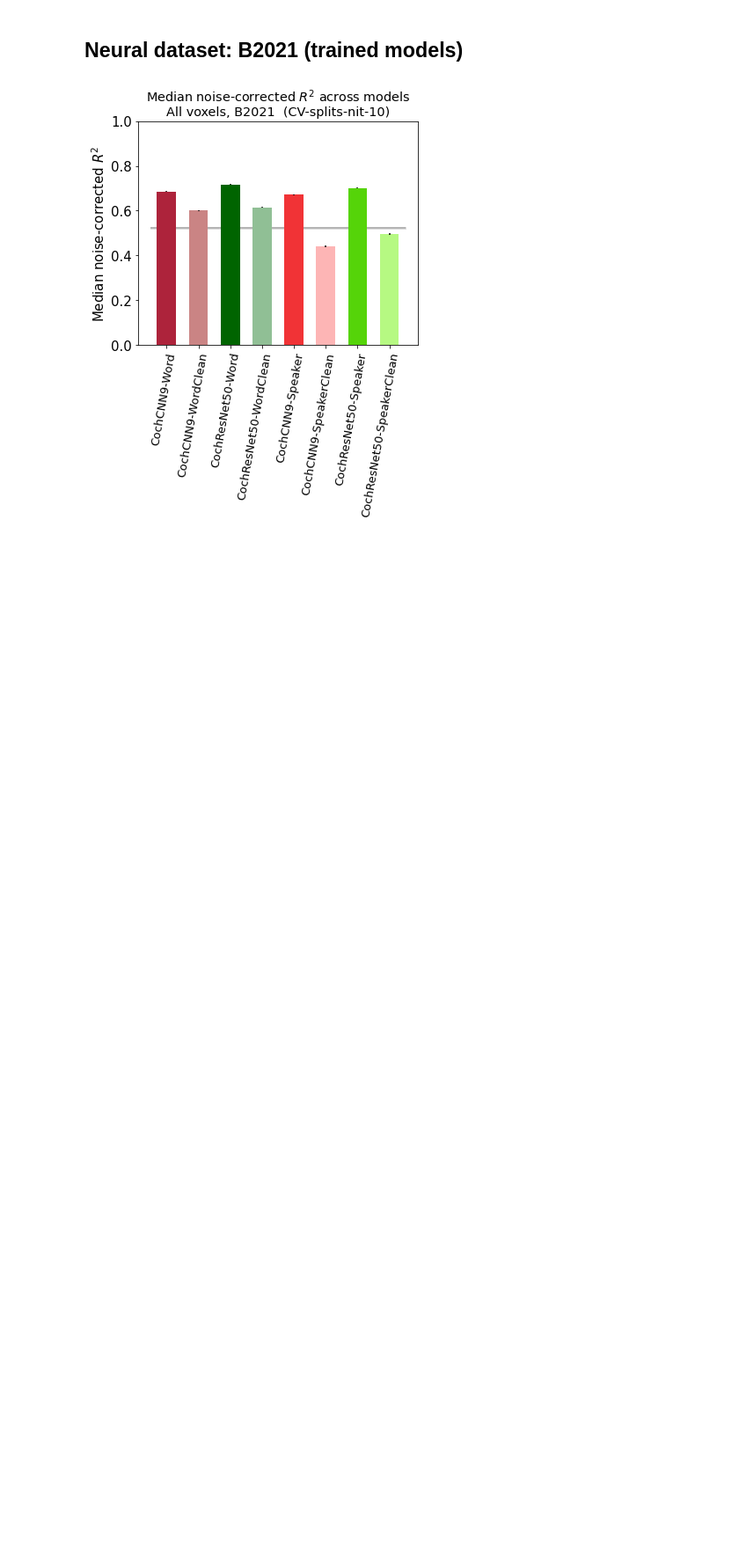
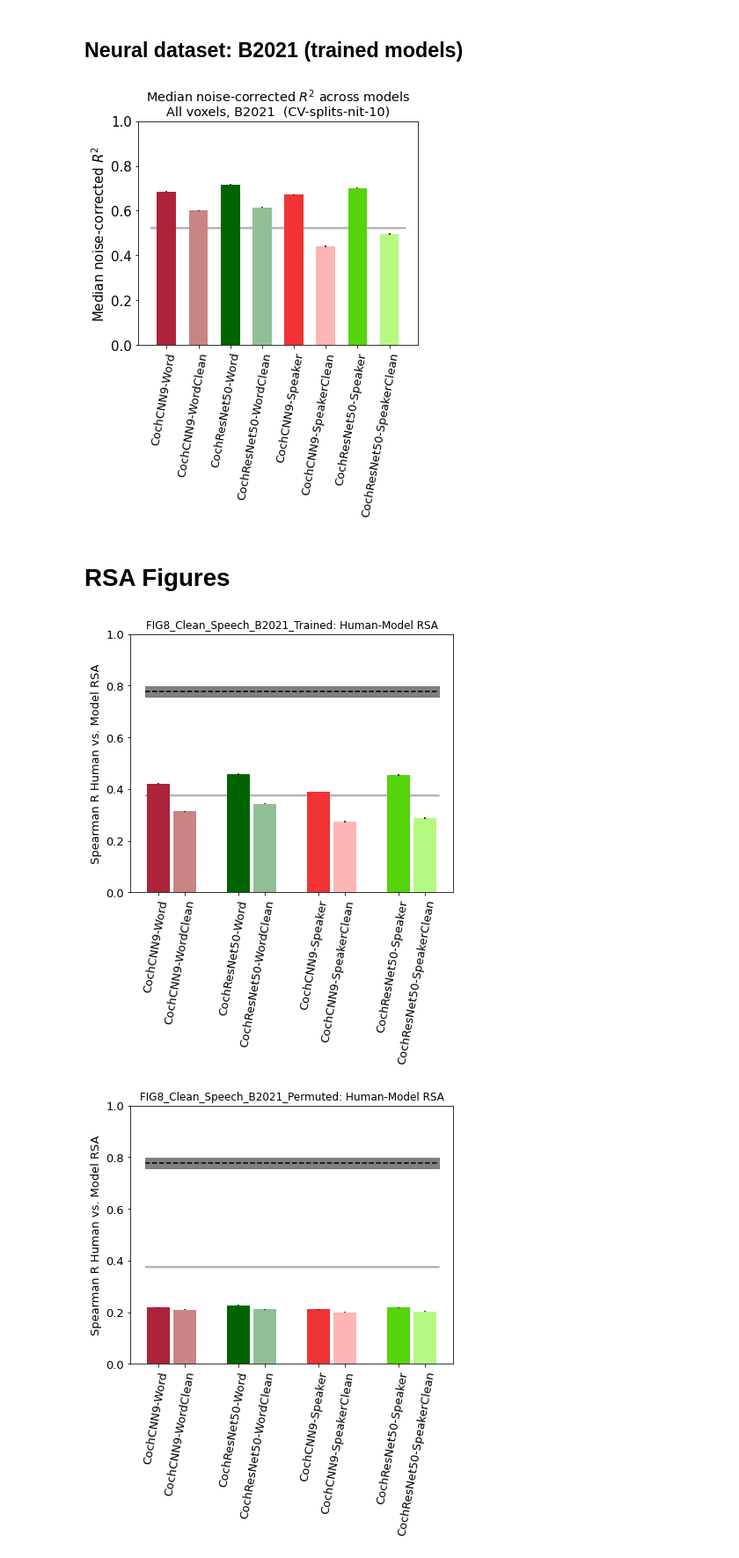
Before and after one commit to gretatuckute/auditory_brain_dnn, a Jupyter notebook: aud_dnn/analyze/generate_Figure8.ipynb, the cells around one changed output. Shown at 88% size. Saved outputs shown, nothing was run; the diff lists cells and outputs as text; code cells hidden in the pictures; blank space fills up the shorter version.

Commit message:
Updating Figure 8 notebook to include RSA plots

```diff
--- a/aud_dnn/analyze/generate_Figure8.ipynb
+++ b/aud_dnn/analyze/generate_Figure8.ipynb
@@ -46,3 +48,29 @@ barplot_across_models(source_models=sort_flag_manual,
                       box_aspect=0.8) # Note that hashing was added post-hoc
 # %% [output]
 [figure]
+# %% [markdown]
+# RSA Figures
+# %%
+from rsa_matrix_calculation_all_models import *
+
+save = False
+SAVEDIR = '../../compiled_plots/' # Or whichever directory you prefer
+RESULTS_DIR = '../results'
+if not save:
+    SAVEDIR = None
+# %%
+offset=0.35
+make_all_voxel_rsa_bar_plots(save_fig_path=SAVEDIR,
+                             saved_rsa_pckl_path=os.path.join(RESULTS_DIR, 'RSA', 'ALL_MODELS_all_dataset_rsa.pckl'),
+                             model_list=FIG_8_MODEL_LIST + ['spectemp'],
+                             model_order=FIG_8_MODEL_LIST,
+                             extra_title='FIG8_Clean_Speech_',
+                             bar_placement=np.array([0,
+                                                     0.35,0.7+offset,
+                                                     1.05+offset,1.4+2*offset,
+                                                     1.75+2*offset,2.1+3*offset,
+                                                     2.45+3*offset])
+                             )
+# %% [output]
+[figure, added]
+[figure, added]
```
Also changed, not shown: parts of 4 cells of this notebook, 1 other file.
